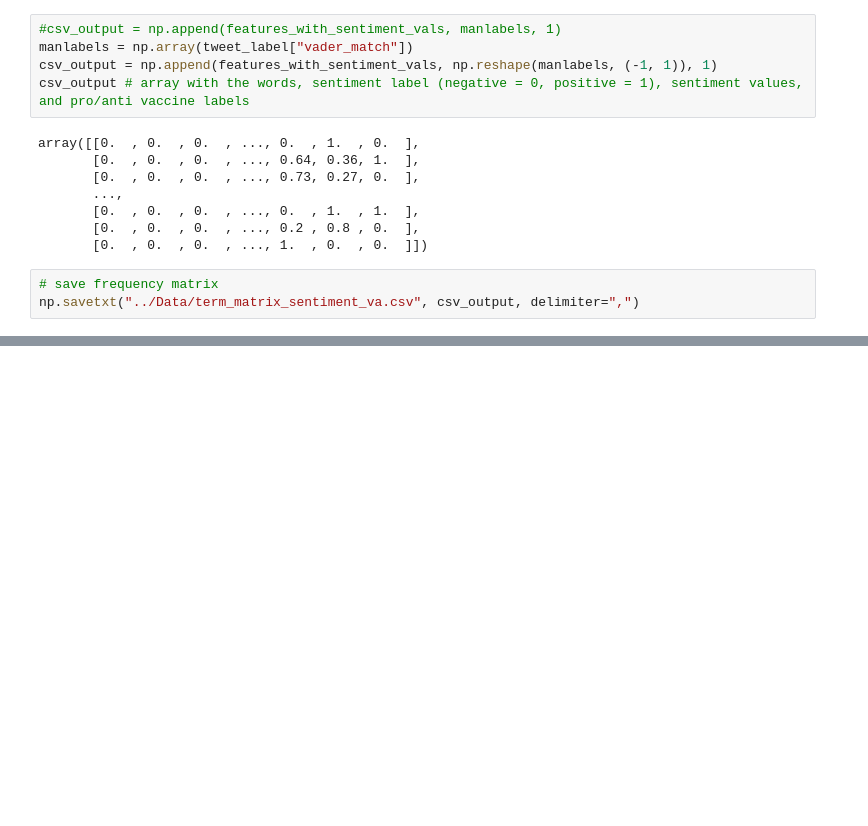
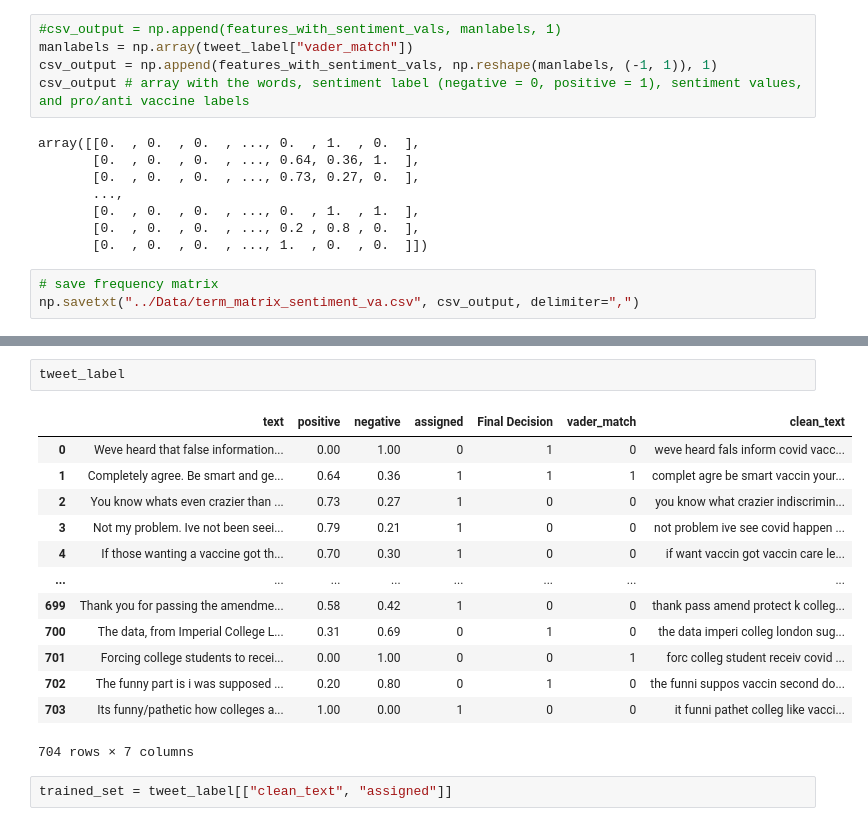
Before and after one commit to darrenlingit/BDSI2021DataMining1, a Jupyter notebook: Code/Random Forest.ipynb, the cells around one changed output, grey strips where cells are left out. Cells and saved outputs as stored; diff of their text form; blank space fills up the shorter version.

```diff
--- a/Code/Random Forest.ipynb
+++ b/Code/Random Forest.ipynb
@@ -223,0 +296,18 @@ np.mean(knn_list)
+# %%
+tweet_label
+# %% [output]
+|  | text | positive | negative | assigned | Final Decision | vader_match | clean_text |
+| 0 | Weve heard that false information... | 0.00 | 1.00 | 0 | 1 | 0 | weve heard fals inform covid vacc... |
+| 1 | Completely agree. Be smart and ge... | 0.64 | 0.36 | 1 | 1 | 1 | complet agre be smart vaccin your... |
+| 2 | You know whats even crazier than ... | 0.73 | 0.27 | 1 | 0 | 0 | you know what crazier indiscrimin... |
+| 3 | Not my problem. Ive not been seei... | 0.79 | 0.21 | 1 | 0 | 0 | not problem ive see covid happen ... |
+| 4 | If those wanting a vaccine got th... | 0.70 | 0.30 | 1 | 0 | 0 | if want vaccin got vaccin care le... |
+| ... | ... | ... | ... | ... | ... | ... | ... |
+| 699 | Thank you for passing the amendme... | 0.58 | 0.42 | 1 | 0 | 0 | thank pass amend protect k colleg... |
+| 700 | The data, from Imperial College L... | 0.31 | 0.69 | 0 | 1 | 0 | the data imperi colleg london sug... |
+| 701 | Forcing college students to recei... | 0.00 | 1.00 | 0 | 0 | 1 | forc colleg student receiv covid ... |
+| 702 | The funny part is i was supposed ... | 0.20 | 0.80 | 0 | 1 | 0 | the funni suppos vaccin second do... |
+| 703 | Its funny/pathetic how colleges a... | 1.00 | 0.00 | 1 | 0 | 0 | it funni pathet colleg like vacci... |
+704 rows × 7 columns
+# %%
+trained_set = tweet_label[["clean_text", "assigned"]]
```
Also changed, not shown: parts of 16 cells of this notebook, 1 other file.
